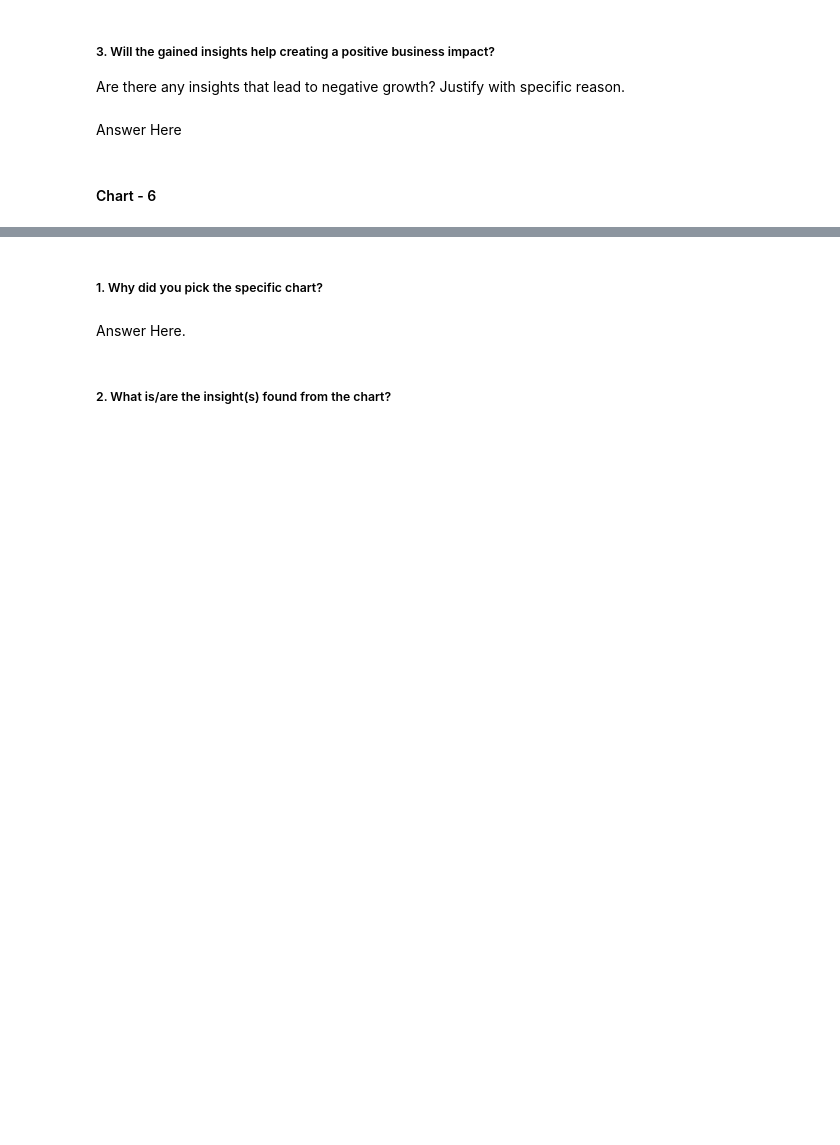
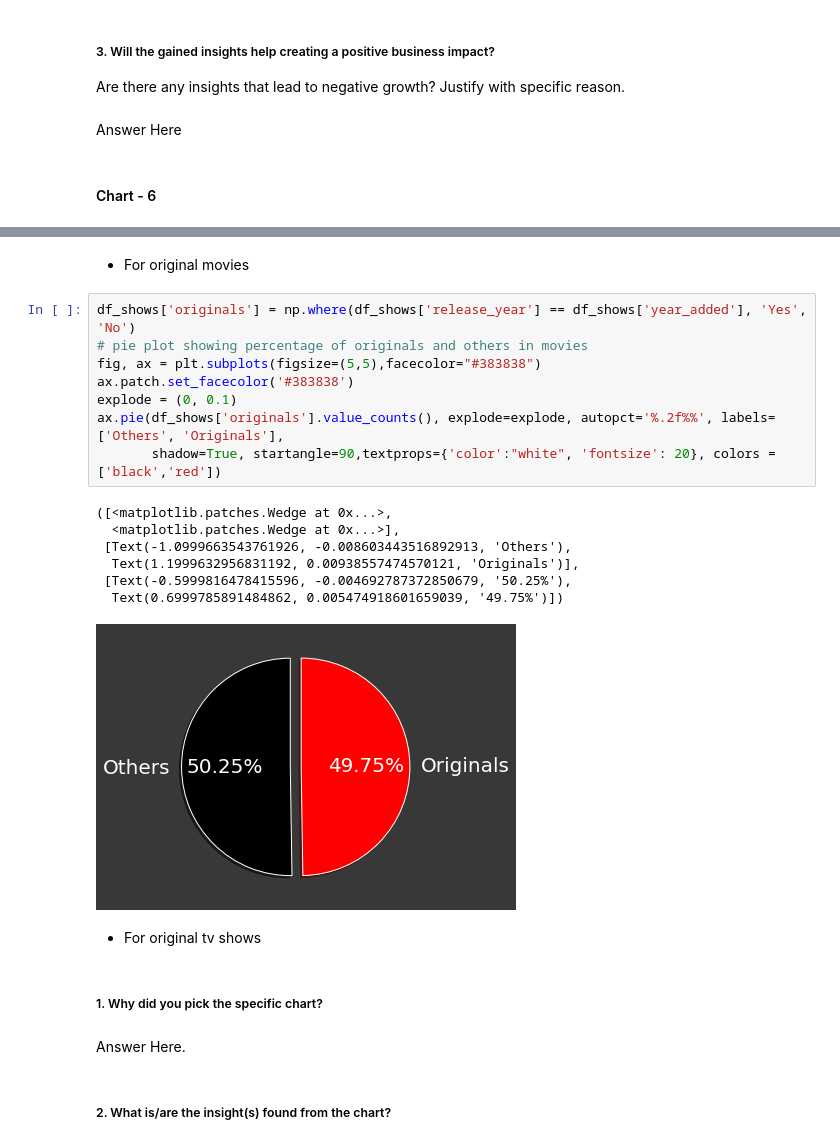
Before and after one commit to Kaustubh-Amare/Netflix-movies-and-tv-shows-clustering-ML, a Jupyter notebook: Netflix_Movies_&_TV_shows_clustering_ML.ipynb, the cells around one changed output, grey strips where cells are left out. Saved outputs shown, nothing was run; the diff lists cells and outputs as text; blank space fills up the shorter version.

```diff
--- a/Netflix_Movies_&_TV_shows_clustering_ML.ipynb
+++ b/Netflix_Movies_&_TV_shows_clustering_ML.ipynb
@@ -527,3 +543,23 @@ Answer Here
+# %% [markdown]
+* For original movies
+# %%
+df_shows['originals'] = np.where(df_shows['release_year'] == df_shows['year_added'], 'Yes', 'No')
+# pie plot showing percentage of originals and others in movies
+fig, ax = plt.subplots(figsize=(5,5),facecolor="#383838")
+ax.patch.set_facecolor('#383838')
+explode = (0, 0.1)
+ax.pie(df_shows['originals'].value_counts(), explode=explode, autopct='%.2f%%', labels= ['Others', 'Originals'],
+       shadow=True, startangle=90,textprops={'color':"white", 'fontsize': 20}, colors =['black','red'])
+# %% [output]
+([<matplotlib.patches.Wedge at 0x...>,
+  <matplotlib.patches.Wedge at 0x...>],
+ [Text(-1.0999663543761926, -0.008603443516892913, 'Others'),
+  Text(1.1999632956831192, 0.00938557474570121, 'Originals')],
+ [Text(-0.5999816478415596, -0.004692787372850679, '50.25%'),
+  Text(0.6999785891484862, 0.005474918601659039, '49.75%')])
+[figure, added]
+# %% [markdown]
+* For original tv shows
 # %% [markdown]
 ##### 1. Why did you pick the specific chart?
 # %% [markdown]
```
Also changed, not shown: parts of 5 cells of this notebook.
